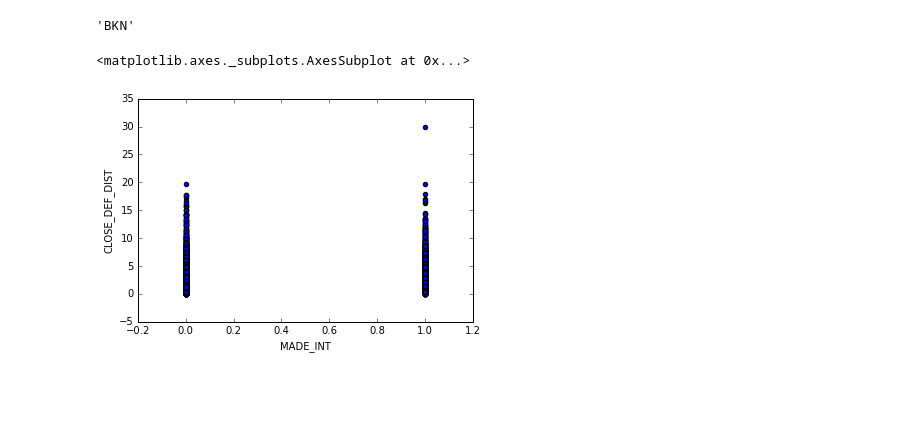
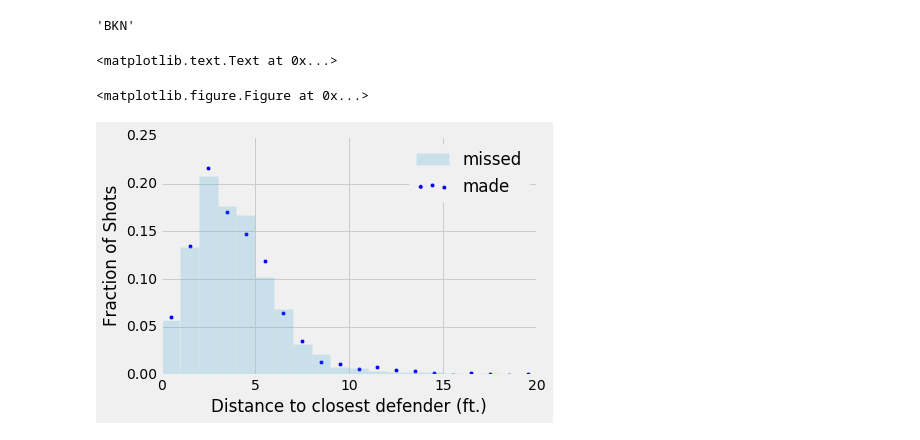
Before and after one commit to apbecker/NBA-Data, a Jupyter notebook: Scripts/PlayingWithTheData.ipynb, the cells around one changed output. Cells and saved outputs as stored; diff of their text form; code cells hidden in the pictures; blank space fills up the shorter version.

```diff
--- a/Scripts/PlayingWithTheData.ipynb
+++ b/Scripts/PlayingWithTheData.ipynb
@@ -91,11 +78,23 @@ def getTeamDF(df,team):
     return df_team
 # %%
 df_cha = getTeamDF(df,'CHA')
-# %%
-df_cha.plot(kind='hist',x='MADE_INT',y='CLOSE_DEF_DIST')
-# %% [output]
-<matplotlib.axes._subplots.AxesSubplot at 0x...>
-[figure, removed]
+# %%
+df_cha_made = df_cha.query('MADE_INT==1').query('CLOSE_DEF_DIST<=20')
+df_cha_miss = df_cha.query('MADE_INT==0 & CLOSE_DEF_DIST<=20')
+fig = plt.figure()
+n,temp,patches=plt.hist(df_cha_made.CLOSE_DEF_DIST,alpha=0.5,bins=range(0,21),label='made',normed=1)
+#print ax[1]
+fig.clf()
+bins=[x for x in np.arange(0.5,20.5,1)]
+df_cha_miss.plot(xlim=[0,20],ylim=[0,0.25],kind='hist',y='CLOSE_DEF_DIST',bins=range(0,21),alpha=0.2,label='missed',normed=1)
+plt.scatter(bins,n,label='made')
+plt.legend()
+plt.xlabel('Distance to closest defender (ft.)')
+plt.ylabel('Fraction of Shots')
+# %% [output]
+<matplotlib.text.Text at 0x...>
+<matplotlib.figure.Figure at 0x...>
+[figure, added]
 # %%
 group = df_cha.loc[:,['SHOT_DIST','CLOSE_DEF_DIST']].groupby('SHOT_DIST')
 # %%
```
Also changed, not shown: parts of 16 cells of this notebook.
